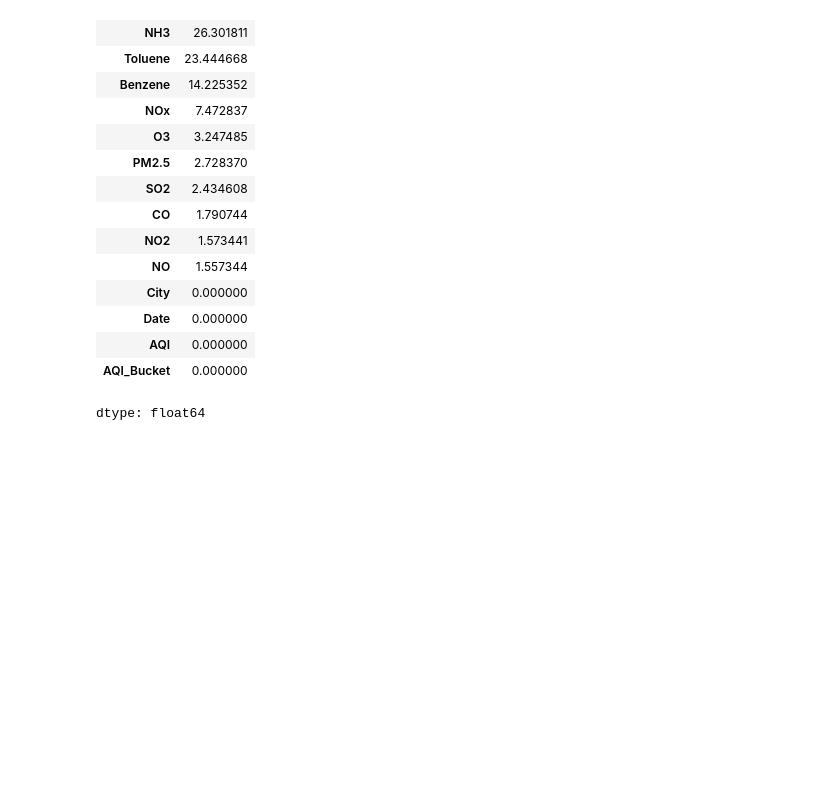
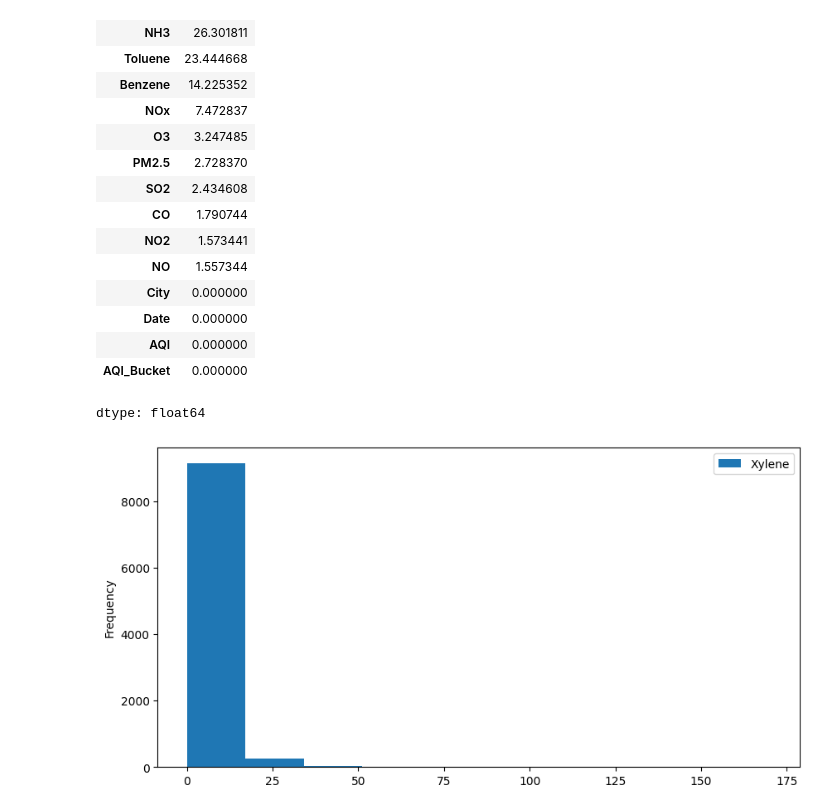
Before and after one commit to kanishkchoubey/Air-quality-index, a Jupyter notebook: AQI.ipynb, the cells around one changed output. Drawn from its saved outputs; the diff is of its cells as text; code cells hidden in the pictures; blank space fills up the shorter version.

```diff
--- a/AQI.ipynb
+++ b/AQI.ipynb
@@ -138,3 +138,9 @@ null_values_percentage
 | AQI | 0.000000 |
 | AQI_Bucket | 0.000000 |
 dtype: float64
+# %%
+df['Xylene'].plot(kind = 'hist', figsize=(10,5))
+plt.legend()
+plt.show()
+# %% [output]
+[figure, added]
```
Also changed, not shown: parts of 35 cells of this notebook.
